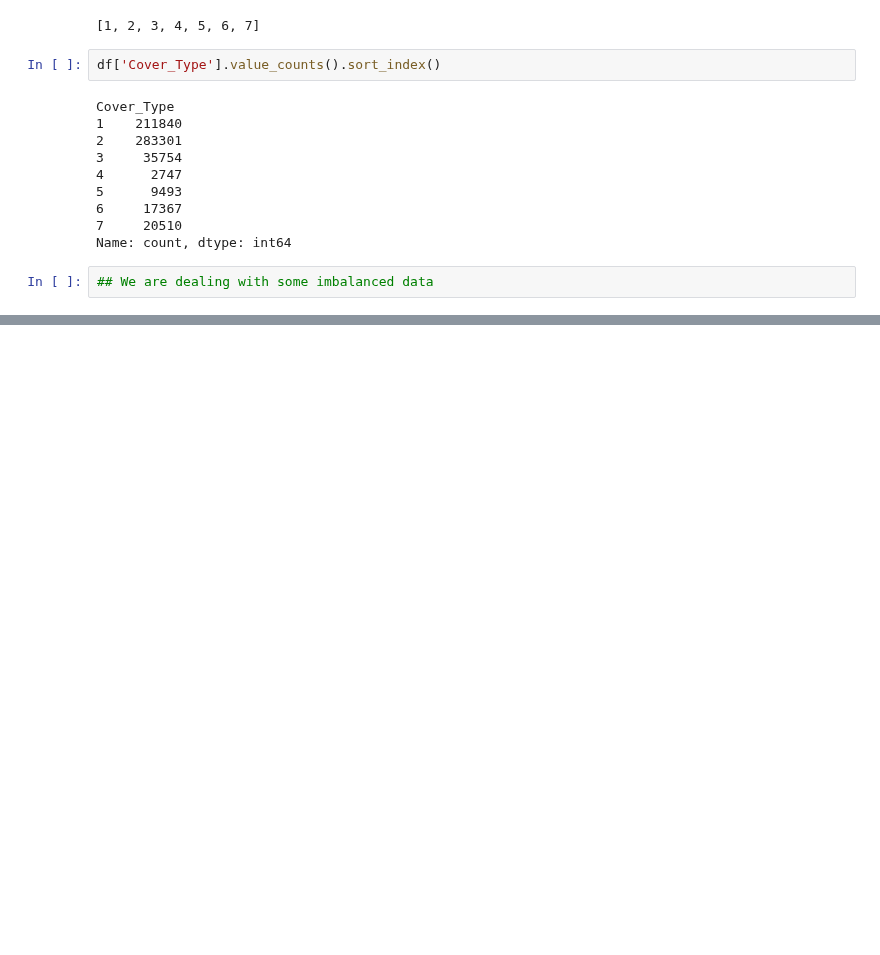
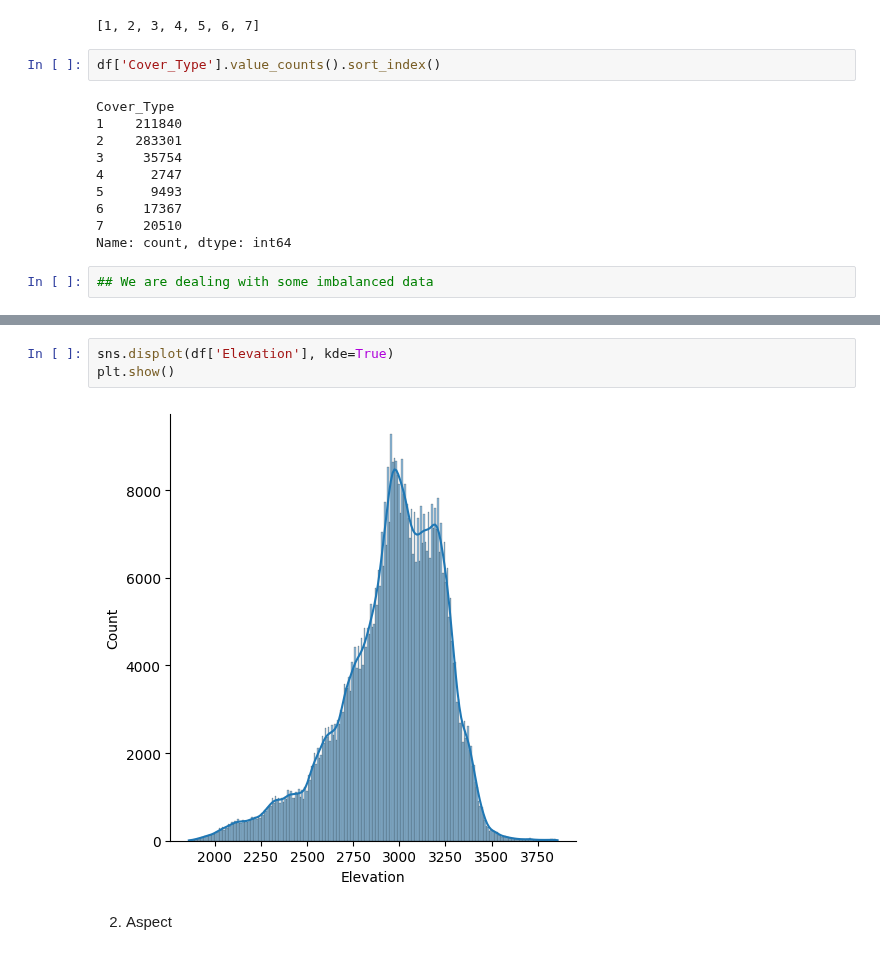
Before and after one commit to anidec25/Linear-Regression, a Jupyter notebook: CoverTypeClassification.ipynb, the cells around one changed output, grey strips where cells are left out. Saved outputs shown, nothing was run; the diff lists cells and outputs as text; blank space fills up the shorter version.

```diff
--- a/CoverTypeClassification.ipynb
+++ b/CoverTypeClassification.ipynb
@@ -87,0 +179,7 @@ Name: count, dtype: int64
+# %%
+sns.displot(df['Elevation'], kde=True)
+plt.show()
+# %% [output]
+[figure, added]
+# %% [markdown]
+2. Aspect
```
Also changed, not shown: parts of 41 cells of this notebook.
